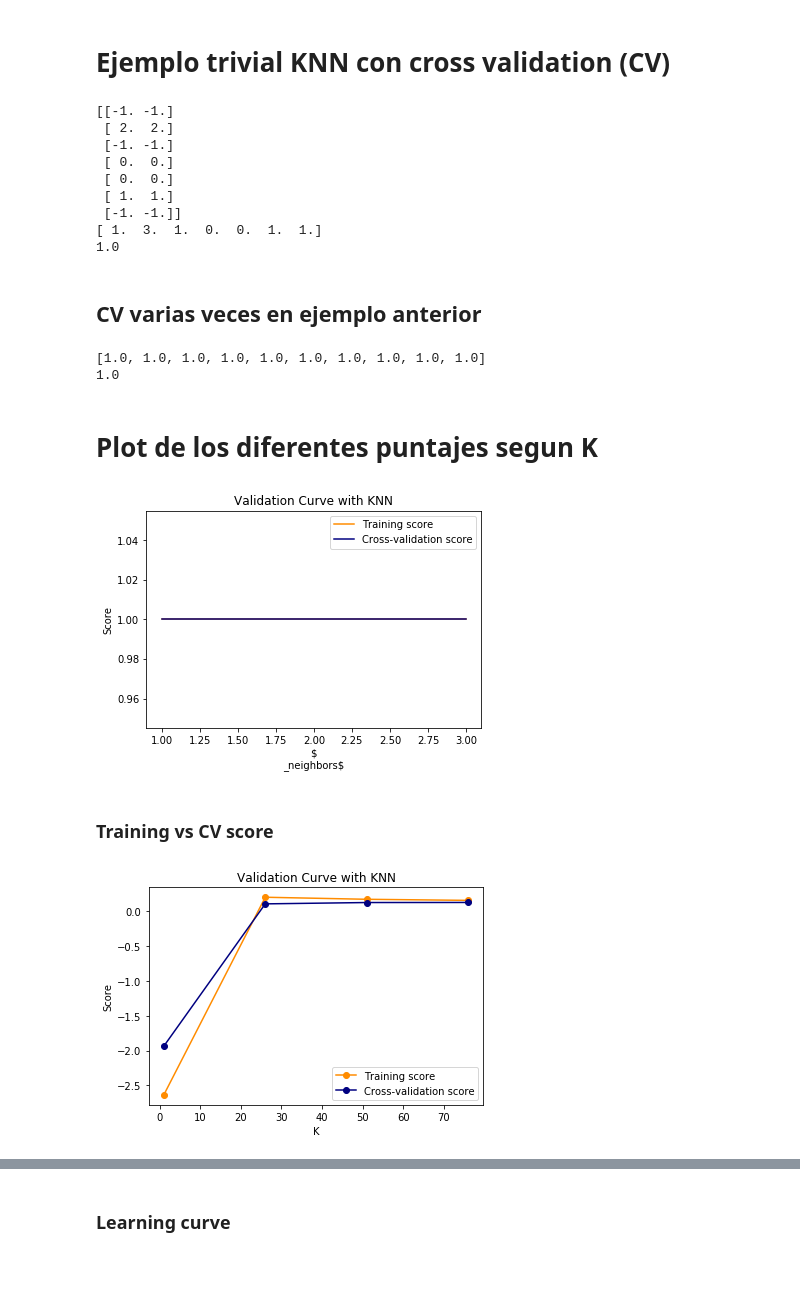
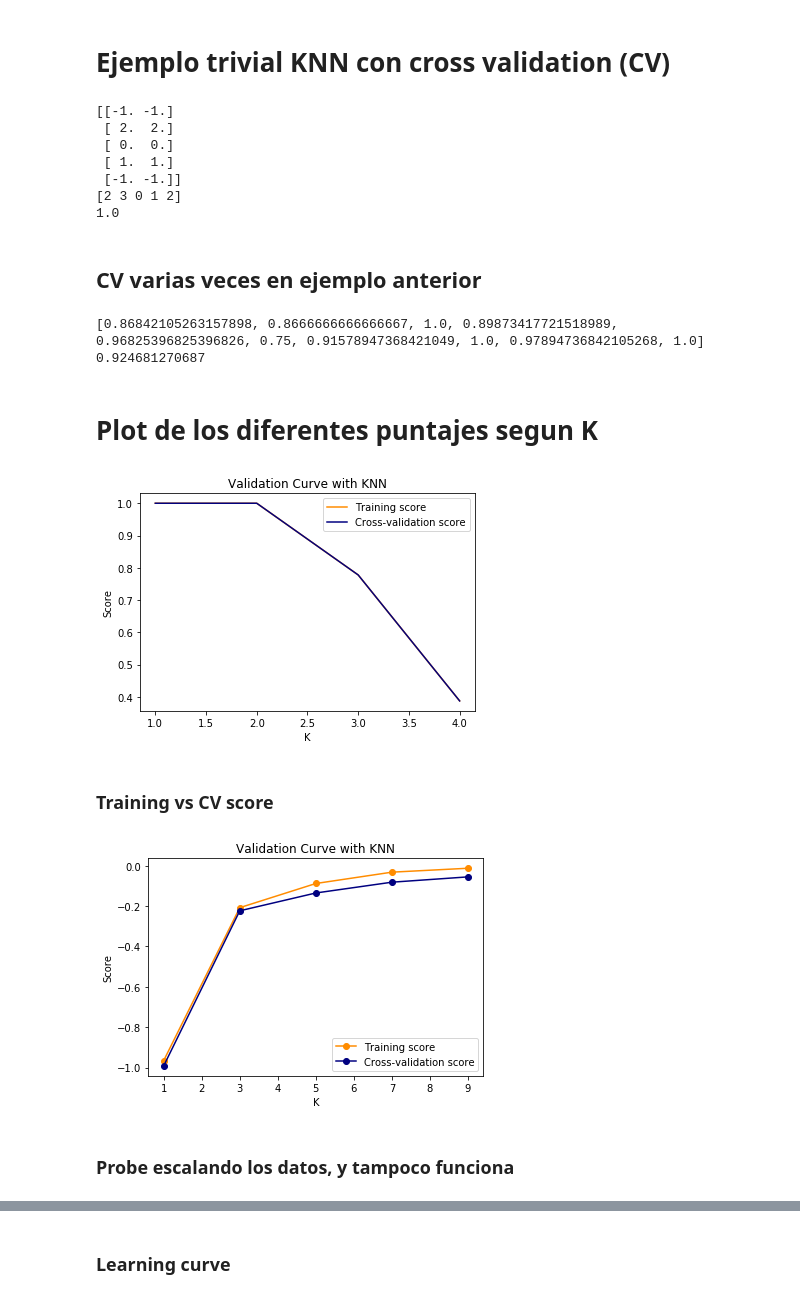
Before and after one commit to AlejandroDaneri/Machine-Learning-Properati, a Jupyter notebook: KNN - Analisis de datos.ipynb, the cells around one changed output, grey strips where cells are left out. Cells and saved outputs as stored; diff of their text form; code cells hidden in the pictures; blank space fills up the shorter version.

Commit message:
algunos ejemplo, knn sigue sin funcionar

```diff
--- a/KNN - Analisis de datos.ipynb
+++ b/KNN - Analisis de datos.ipynb
@@ -49,22 +49,21 @@ scores = []
 
 #spliteo en set de entrenamiento y de prueba
 X_train, X_test, y_train, y_test = train_test_split(
-X, y, test_size=0.4 ) # al asignarle random_state devuelve siempre lo mismo
+X, y, test_size=0.3 ) # al asignarle random_state devuelve siempre lo mismo
 #entreno el set y veo el puntaje que tiene sobre el test
 reg=neigh.fit(X_train, y_train)
 print (X_test)
-prediccion=reg.predict(X_test)
-print (prediccion)
-print (reg.score(X_test,prediccion))
+#prediccion=reg.predict(X_test)
+#print (prediccion)
+print (y_test)
+print (reg.score(X_test,y_test))
 # %% [output]
 [[-1. -1.]
  [ 2.  2.]
- [-1. -1.]
- [ 0.  0.]
  [ 0.  0.]
  [ 1.  1.]
  [-1. -1.]]
-[ 1.  3.  1.  0.  0.  1.  1.]
+[2 3 0 1 2]
 1.0
 # %% [markdown]
 ## CV varias veces en ejemplo anterior
@@ -83,68 +82,61 @@ scores = []
 for i in range(0,10): # lo pruebo varias veces
     #spliteo en set de entrenamiento y de prueba
     X_train, X_test, y_train, y_test = train_test_split(
-    X, y, test_size=0.4 ) # al asignarle random_state devuelve siempre lo mismo
+    X, y, test_size=0.5 ) # al asignarle random_state devuelve siempre lo mismo
     #entreno el set y veo el puntaje que tiene sobre el test
     reg=neigh.fit(X_train, y_train)
-    prediccion=reg.predict(X_test)
-    scores.append(reg.score(X_test,prediccion))
+    scores.append(reg.score(X_train,y_train))
 print(scores)
 print(np.mean(scores))
 # %% [output]
-[1.0, 1.0, 1.0, 1.0, 1.0, 1.0, 1.0, 1.0, 1.0, 1.0]
-1.0
+[0.86842105263157898, 0.8666666666666667, 1.0, 0.89873417721518989, 0.96825396825396826, 0.75, 0.91578947368421049, 1.0, 0.97894736842105268, 1.0]
+0.924681270687
 # %% [markdown]
 # Plot de los diferentes puntajes segun K
 # %%
 from sklearn.model_selection import validation_curve
 import matplotlib.pyplot as plt
 
 #preparo set de datos
 X = np.array([[0., 0.], [1., 1.], [-1., -1.], [2., 2.],[0., 0.], [1., 1.], [-1., -1.], [2., 2.],[0., 0.], [1., 1.], [-1., -1.], [2., 2.],[0., 0.], [1., 1.], [-1., -1.], [2., 2.]])
 y = np.array([0, 1, 2, 3,0, 1, 2, 3,0, 1, 2, 3,0, 1, 2, 3])
-neigh = KNeighborsRegressor(n_neighbors=2,n_jobs=-1)
 
-param_range=(1,3)
+param_range=range(1,5)
 train_scores, test_scores = validation_curve(
 KNeighborsRegressor(), X, y, param_name="n_neighbors",param_range=param_range,
-cv=4, n_jobs=-1)
+cv=2, n_jobs=-1)
 train_scores_mean = np.mean(train_scores, axis=1)
 test_scores_mean = np.mean(test_scores, axis=1)
 
 plt.title("Validation Curve with KNN")
-plt.xlabel("$\n_neighbors$")
+plt.xlabel("K")
 plt.ylabel("Score")
 
 plt.plot(param_range, train_scores_mean, label="Training score",
 color="darkorange")
 plt.plot(param_range, test_scores_mean, label="Cross-validation score",
 color="navy")
 
 plt.legend(loc="best")
 plt.show()
 # %% [output]
-[figure, old version]
+[figure, new version]
 # %% [markdown]
 ###  Training vs CV score
 # %%
 from sklearn.model_selection import validation_curve
 import matplotlib.pyplot as plt
 from sklearn.preprocessing import Imputer
+from sklearn.neighbors import KNeighborsRegressor
 
 #preparo set de datos
-X = zip(properati['surface_total_in_m2'],properati['price_usd_per_m2'])
-y = properati['price']
-#Pone numeros en nans
-imp = Imputer(missing_values='NaN', strategy='mean', axis=0)
-imp.fit(X)
-X=imp.transform(X)
+X = zip(properati['dist_a_subte'],properati['dist_a_subte'])
+y = properati['price_per_m2']
 
-neigh = KNeighborsRegressor(n_neighbors=2,n_jobs=-1)
-
-param_range=list(range(1,101,25))
+param_range=range(1,10,2)
 train_scores, test_scores = validation_curve(
 KNeighborsRegressor(), X, y, param_name="n_neighbors",param_range=param_range,
-cv=4, n_jobs=-1)
+cv=2,scoring="r2" ,n_jobs=-1)
 train_scores_mean = np.mean(train_scores, axis=1)
 test_scores_mean = np.mean(test_scores, axis=1)
 
@@ -160,4 +152,6 @@ color="navy",marker="o")
 plt.legend(loc="best")
 plt.show()
 # %% [output]
-[figure, old version]
+[figure, new version]
+# %% [markdown]
+### Probe escalando los datos, y tampoco funciona
```
Also changed, not shown: parts of 6 cells of this notebook.
